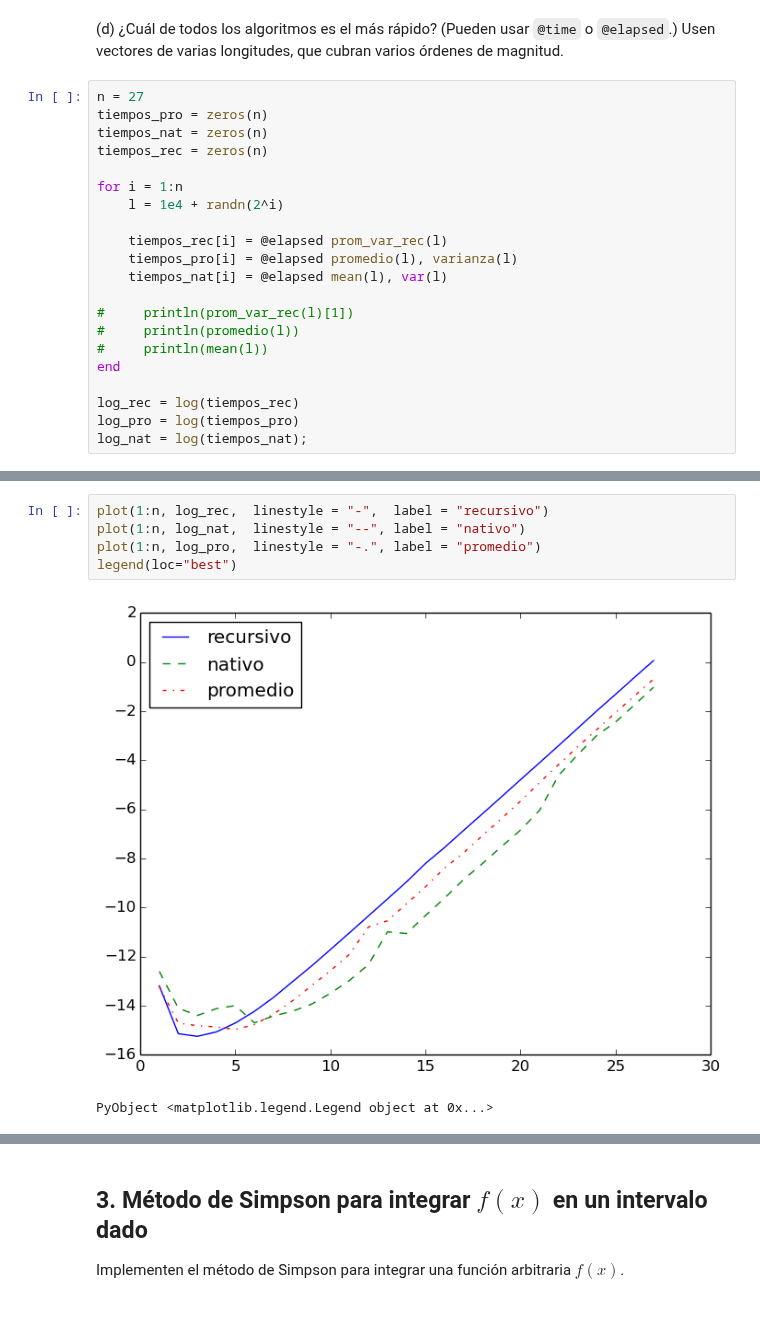
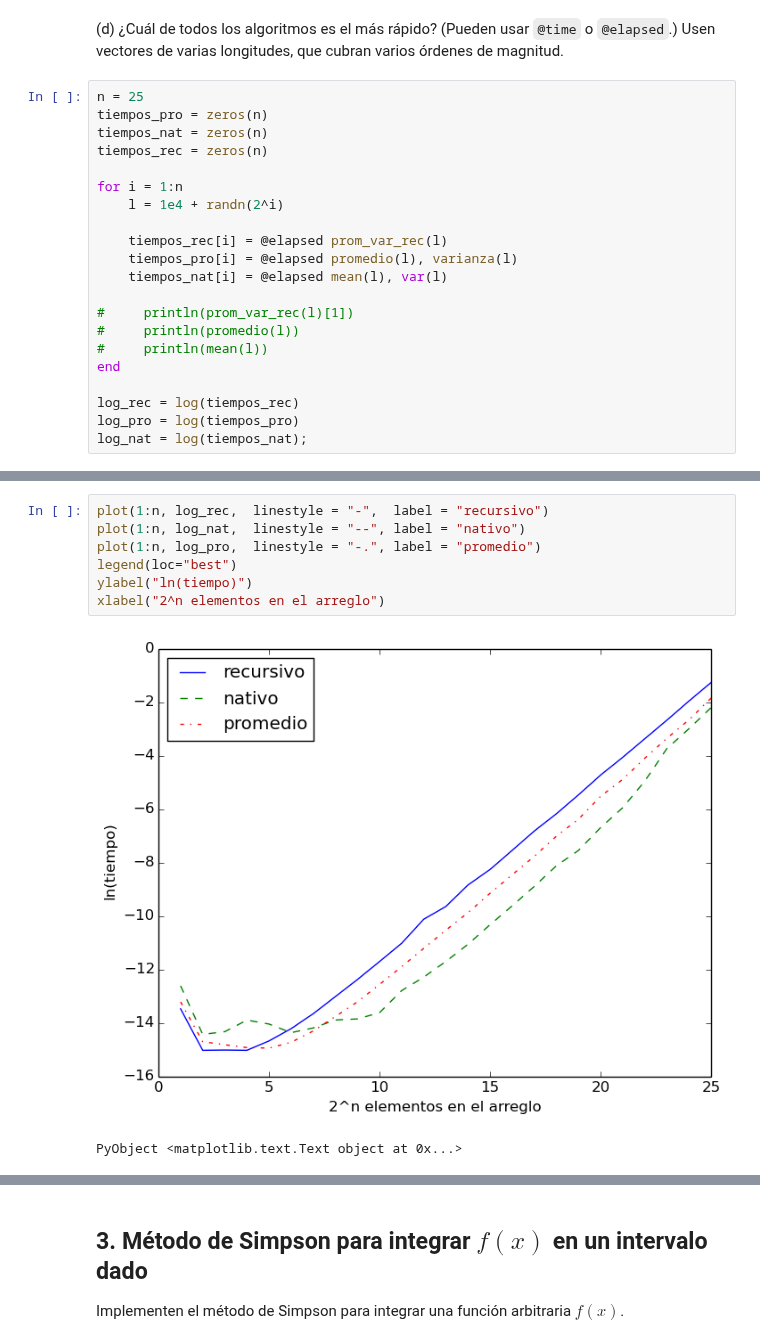
Before and after one commit to lbenet/2017-2_TSFisComputacional-1, a Jupyter notebook: tareas/Ruben/Tarea1.ipynb, the cells around one changed output, grey strips where cells are left out. Cells and saved outputs as stored; diff of their text form; blank space fills up the shorter version.

```diff
--- a/tareas/Ruben/Tarea1.ipynb
+++ b/tareas/Ruben/Tarea1.ipynb
@@ -294,7 +309,7 @@ funcion var_rec  0.9992169118365067
 # %% [markdown]
 (d) ¿Cuál de todos los algoritmos es el más rápido? (Pueden usar `@time` o `@elapsed`.) Usen vectores de varias longitudes, que cubran varios órdenes de magnitud.
 # %%
-n = 27
+n = 25
 tiempos_pro = zeros(n)
 tiempos_nat = zeros(n)
 tiempos_rec = zeros(n)
@@ -317,8 +342,10 @@ log_nat = log(tiempos_nat);
 # %%
 plot(1:n, log_rec,  linestyle = "-",  label = "recursivo")
 plot(1:n, log_nat,  linestyle = "--", label = "nativo")
 plot(1:n, log_pro,  linestyle = "-.", label = "promedio")
 legend(loc="best")
+ylabel("ln(tiempo)")
+xlabel("2^n elementos en el arreglo")
 # %% [output]
-[figure, old version]
+[figure, new version]
-PyObject <matplotlib.legend.Legend object at 0x...>
+PyObject <matplotlib.text.Text object at 0x...>
```
Also changed, not shown: parts of 27 cells of this notebook.
